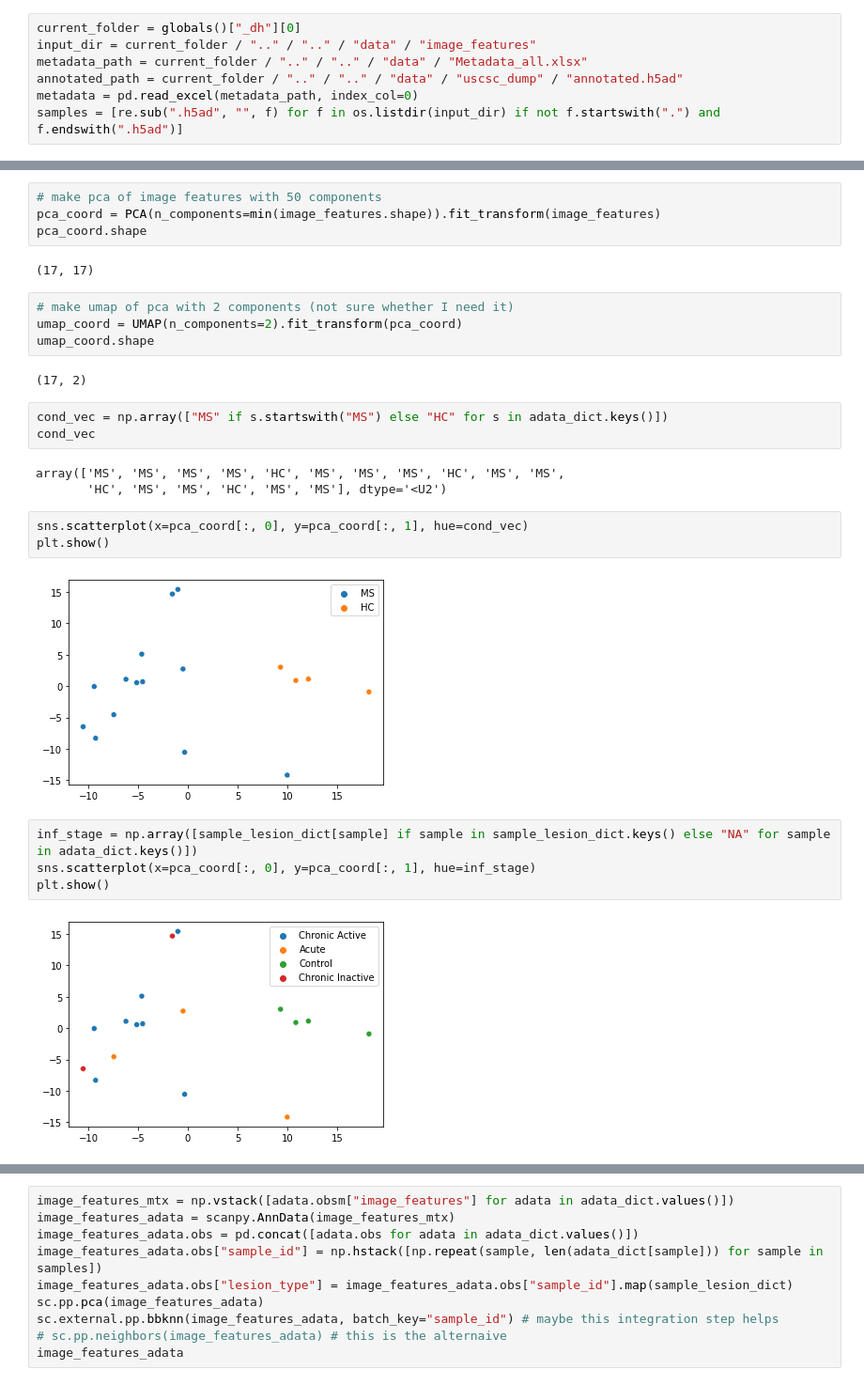
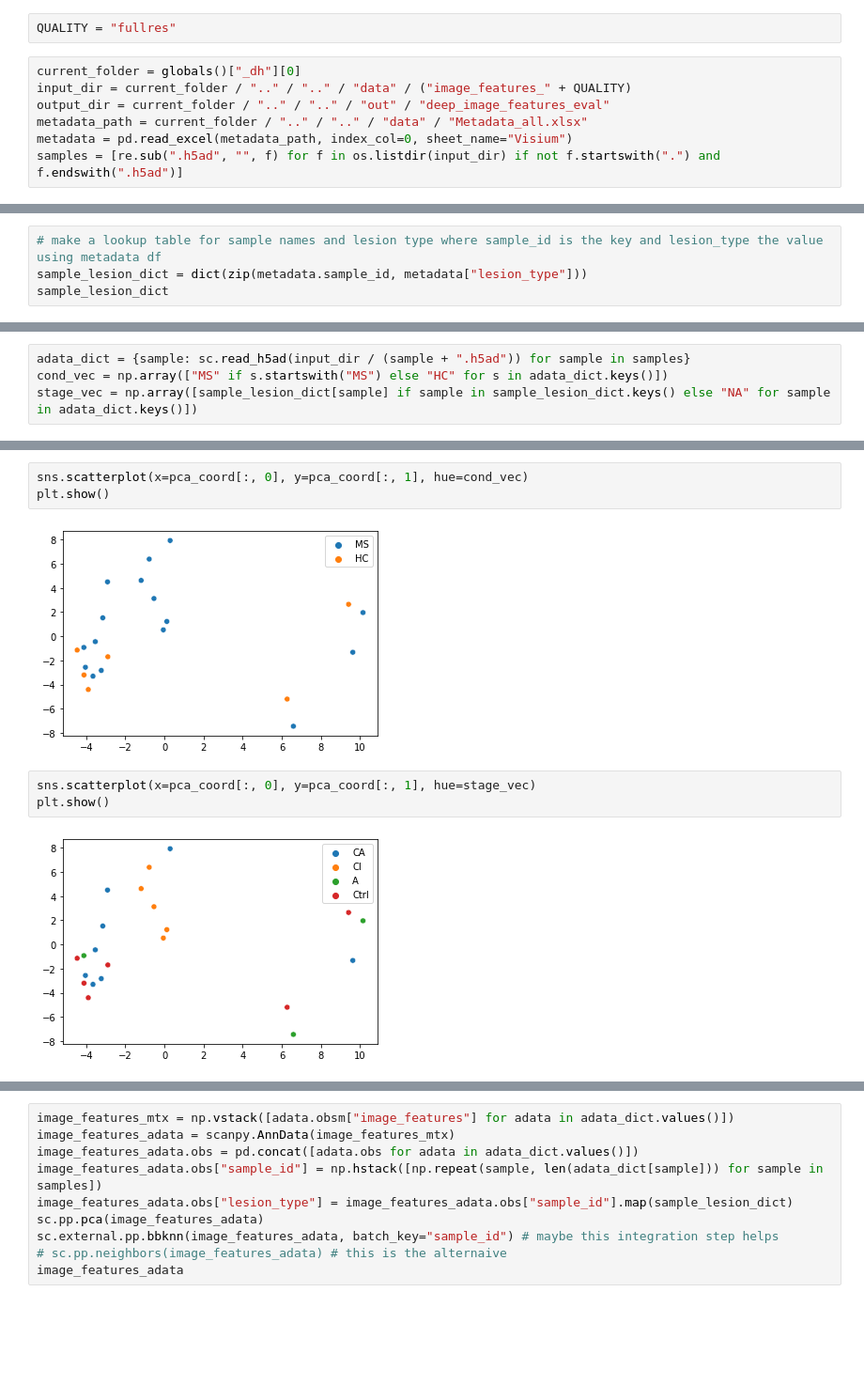
Before and after one commit to saezlab/VisiumMS, a Jupyter notebook: scripts/process/check_image_features.ipynb, the cells around one changed output, grey strips where cells are left out. Shown at 94% size. Saved outputs shown, nothing was run; the diff lists cells and outputs as text; blank space fills up the shorter version.

Commit message:
refactored scripts for image processing

```diff
--- a/scripts/process/check_image_features.ipynb
+++ b/scripts/process/check_image_features.ipynb
@@ -21,7 +21,9 @@ To enable the following instructions: AVX2 FMA, in other operations, rebuild Ten
+# %%
+QUALITY = "fullres"
 # %%
 current_folder = globals()["_dh"][0]
-input_dir = current_folder / ".." / ".." / "data" / "image_features"
+input_dir = current_folder / ".." / ".." / "data" / ("image_features_" + QUALITY)
+output_dir = current_folder / ".." / ".." / "out" / "deep_image_features_eval"
 metadata_path = current_folder / ".." / ".." / "data" / "Metadata_all.xlsx"
-annotated_path = current_folder / ".." / ".." / "data" / "uscsc_dump" / "annotated.h5ad"
-metadata = pd.read_excel(metadata_path, index_col=0)
+metadata = pd.read_excel(metadata_path, index_col=0, sheet_name="Visium")
 samples = [re.sub(".h5ad", "", f) for f in os.listdir(input_dir) if not f.startswith(".") and f.endswith(".h5ad")]
@@ -54,0 +30,4 @@ adata_dict = {sample: sc.read_h5ad(input_dir / (sample + ".h5ad")) for sample in
+# %%
+# make a lookup table for sample names and lesion type where sample_id is the key and lesion_type the value using metadata df
+sample_lesion_dict = dict(zip(metadata.sample_id, metadata["lesion_type"]))
+sample_lesion_dict
@@ -54,0 +52,4 @@ adata_dict = {sample: sc.read_h5ad(input_dir / (sample + ".h5ad")) for sample in
+# %%
+adata_dict = {sample: sc.read_h5ad(input_dir / (sample + ".h5ad")) for sample in samples}
+cond_vec = np.array(["MS" if s.startswith("MS") else "HC" for s in adata_dict.keys()])
+stage_vec = np.array([sample_lesion_dict[sample] if sample in sample_lesion_dict.keys() else "NA" for sample in adata_dict.keys()])
@@ -60,29 +67,10 @@ image_features.shape
-# %%
-# make pca of image features with 50 components
-pca_coord = PCA(n_components=min(image_features.shape)).fit_transform(image_features)
-pca_coord.shape
-# %% [output]
-(17, 17)
-# %%
-# make umap of pca with 2 components (not sure whether I need it)
-umap_coord = UMAP(n_components=2).fit_transform(pca_coord)
-umap_coord.shape
-# %% [output]
-(17, 2)
-# %%
-cond_vec = np.array(["MS" if s.startswith("MS") else "HC" for s in adata_dict.keys()])
-cond_vec
-# %% [output]
-array(['MS', 'MS', 'MS', 'MS', 'HC', 'MS', 'MS', 'MS', 'HC', 'MS', 'MS',
-       'HC', 'MS', 'MS', 'HC', 'MS', 'MS'], dtype='<U2')
 # %%
 sns.scatterplot(x=pca_coord[:, 0], y=pca_coord[:, 1], hue=cond_vec)
 plt.show()
 # %% [output]
-[figure, old version]
+[figure, new version]
 # %%
-inf_stage = np.array([sample_lesion_dict[sample] if sample in sample_lesion_dict.keys() else "NA" for sample in adata_dict.keys()])
-sns.scatterplot(x=pca_coord[:, 0], y=pca_coord[:, 1], hue=inf_stage)
+sns.scatterplot(x=pca_coord[:, 0], y=pca_coord[:, 1], hue=stage_vec)
 plt.show()
 # %% [output]
-[figure, old version]
+[figure, new version]
```
Also changed, not shown: parts of 8 cells of this notebook, 4 other files.
